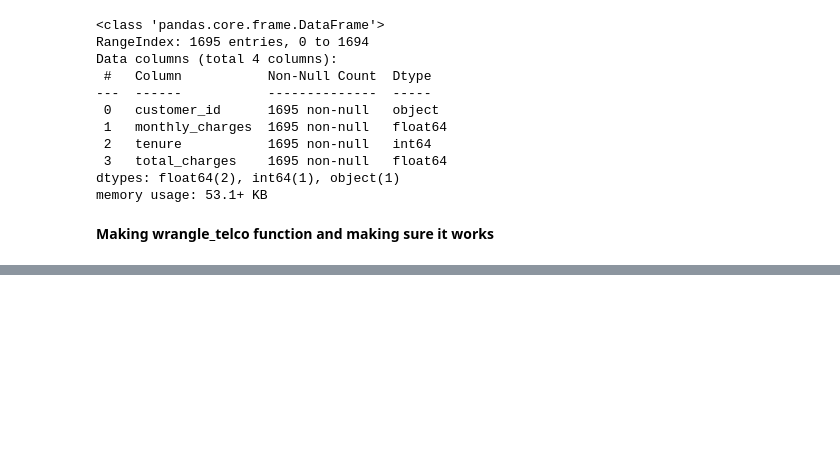
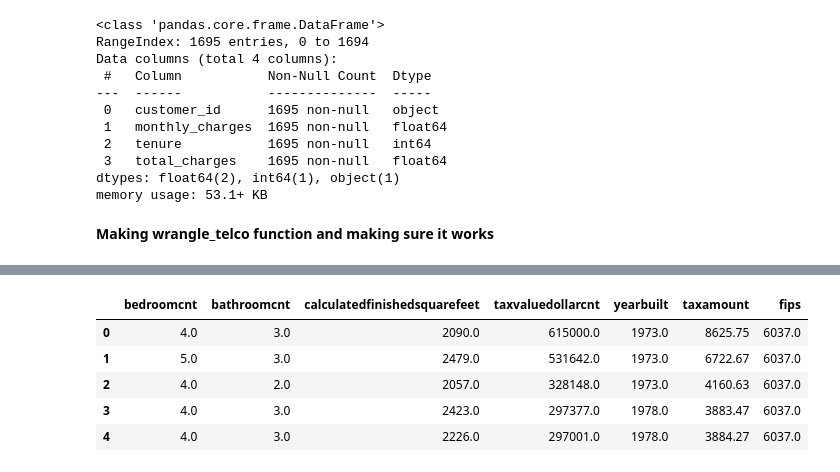
Before and after one commit to LinhQuach13/regression-exercises, a Jupyter notebook: wrangle.ipynb, the cells around one changed output, grey strips where cells are left out. Saved outputs shown, nothing was run; the diff lists cells and outputs as text; code cells hidden in the pictures; blank space fills up the shorter version.

```diff
--- a/wrangle.ipynb
+++ b/wrangle.ipynb
@@ -286,0 +291,9 @@ wrangle
+# %%
+zillow_df.head()
+# %% [output]
+|  | bedroomcnt | bathroomcnt | calculatedfinishedsquarefeet | taxvaluedollarcnt | yearbuilt | taxamount | fips |
+| 0 | 4.0 | 3.0 | 2090.0 | 615000.0 | 1973.0 | 8625.75 | 6037.0 |
+| 1 | 5.0 | 3.0 | 2479.0 | 531642.0 | 1973.0 | 6722.67 | 6037.0 |
+| 2 | 4.0 | 2.0 | 2057.0 | 328148.0 | 1973.0 | 4160.63 | 6037.0 |
+| 3 | 4.0 | 3.0 | 2423.0 | 297377.0 | 1978.0 | 3883.47 | 6037.0 |
+| 4 | 4.0 | 3.0 | 2226.0 | 297001.0 | 1978.0 | 3884.27 | 6037.0 |
```
Also changed, not shown: parts of 26 cells of this notebook.
